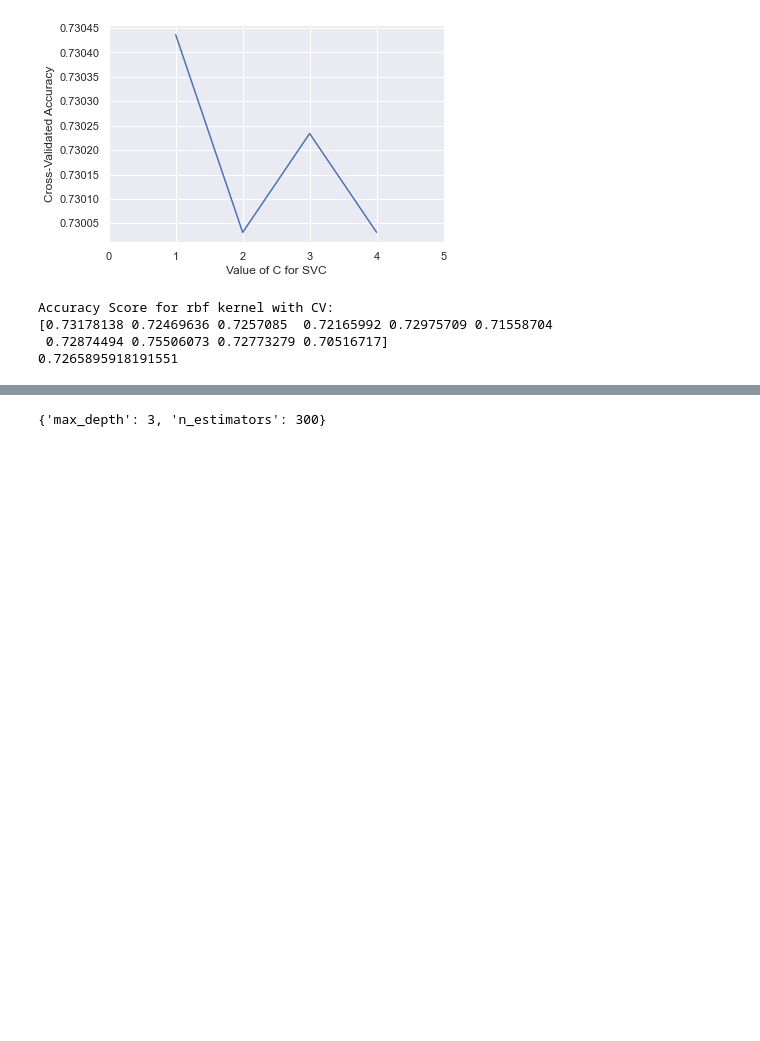
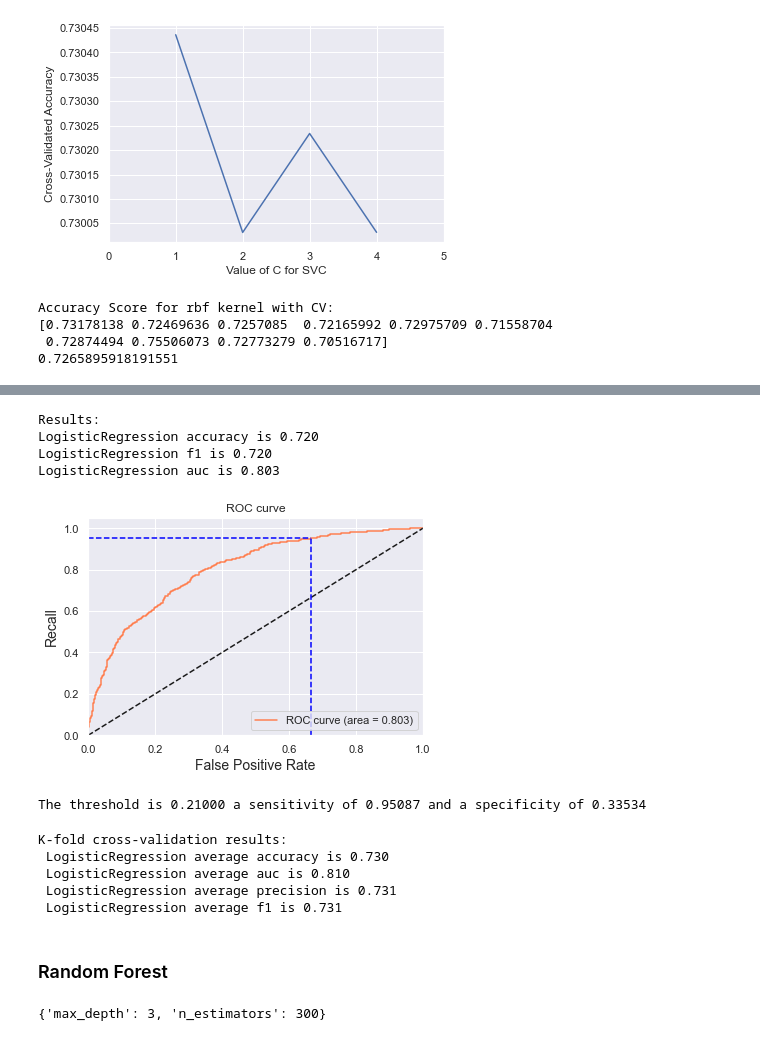
Before and after one commit to COGS118A/Group034-Sp22, a Jupyter notebook: FinalProject_group034.ipynb, the cells around one changed output, grey strips where cells are left out. Saved outputs shown, nothing was run; the diff lists cells and outputs as text; code cells hidden in the pictures; blank space fills up the shorter version.

```diff
--- a/FinalProject_group034.ipynb
+++ b/FinalProject_group034.ipynb
@@ -444,0 +604,7 @@ Random Forest
+# %%
+log_examp = pd.read_csv('high_diamond_ranked_10min.csv')
+log_examp.drop(['gameId','blueWins','redGoldDiff','blueExperienceDiff','blueGoldDiff',
+       'redExperienceDiff'], axis=1, inplace=True)
+X = log_examp
+X = preprocessing.StandardScaler().fit(X).transform(X.astype(float))
+X_train, X_test, y_train, y_test = train_test_split(X, y, test_size = 0.2, random_state = 0)
@@ -444,0 +614,8 @@ Random Forest
+# %%
+# instantiate the model
+lr = LogisticRegression(solver='liblinear', random_state=0)
+lr.fit(X_train, y_train)
+predictions = lr.predict(X_test)
+accuracy = accuracy_score(y_test, predictions)
+print(accuracy)
+print(classification_report(y_test,predictions))
@@ -444,0 +632,53 @@ Random Forest
+# %%
+logreg = LogisticRegression()
+logreg.fit(X_train, y_train)
+y_pred = logreg.predict(X_test)
+y_pred_proba = logreg.predict_proba(X_test)[:, 1]
+[fpr, tpr, thr] = roc_curve(y_test, y_pred_proba)
+print('Results:')
+print("LogisticRegression accuracy is %2.3f" % accuracy_score(y_test, y_pred))
+print("LogisticRegression f1 is %2.3f" % f1_score(y_test, y_pred, average='micro'))
+print("LogisticRegression auc is %2.3f" % auc(fpr, tpr))
+idx = np.min(np.where(tpr > 0.95))
+plt.figure()
+plt.plot(fpr, tpr, color='coral', label='ROC curve (area = %0.3f)' % auc(fpr, tpr))
+plt.plot([0, 1], [0, 1], 'k--')
+plt.plot([0,fpr[idx]], [tpr[idx],tpr[idx]], 'k--', color='blue')
+plt.plot([fpr[idx],fpr[idx]], [0,tpr[idx]], 'k--', color='blue')
+plt.xlim([0.0, 1.0])
+plt.ylim([0.0, 1.05])
+plt.xlabel('False Positive Rate', fontsize=14)
+plt.ylabel('Recall', fontsize=14)
+plt.title('ROC curve')
+plt.legend(loc="lower right")
+plt.show()
+
+print("The threshold is %.5f " % thr[idx] + "a sensitivity of %.5f " % tpr[idx] +
+      "and a specificity of %.5f" % (1-fpr[idx]))
+# %% [output]
+Results:
+LogisticRegression accuracy is 0.720
+LogisticRegression f1 is 0.720
+LogisticRegression auc is 0.803
+[figure, added]
+The threshold is 0.21000 a sensitivity of 0.95087 and a specificity of 0.33534
+# %%
+# Use cross_val_score function
+logreg = LogisticRegression()
+# cv=10 for 20 folds
+# scoring = {'accuracy', 'roc_auc'} for evaluation metric
+scores_accuracy = cross_val_score(logreg, X, y, cv=20, scoring='accuracy')
+scores_precision = cross_val_score(logreg, X, y, cv=20, scoring='precision')
+scores_auc = cross_val_score(logreg, X, y, cv=20, scoring='roc_auc')
+scores_f1 = cross_val_score(logreg, X, y, cv=20, scoring='f1')
+print('K-fold cross-validation results:')
+print(" LogisticRegression average accuracy is %2.3f" % scores_accuracy.mean())
+print(" LogisticRegression average auc is %2.3f" % scores_auc.mean())
+print(" LogisticRegression average precision is %2.3f" % scores_precision.mean())
+print(" LogisticRegression average f1 is %2.3f" % scores_precision.mean())
+# %% [output]
+K-fold cross-validation results:
+ LogisticRegression average accuracy is 0.730
+ LogisticRegression average auc is 0.810
+ LogisticRegression average precision is 0.731
+ LogisticRegression average f1 is 0.731
@@ -445,3 +703,5 @@ Random Forest
+# %% [markdown]
+### Random Forest
 # %%
 dataset = pd.read_csv('high_diamond_ranked_10min.csv')
 label = dataset['blueWins']
```
Also changed, not shown: parts of 39 cells of this notebook.
